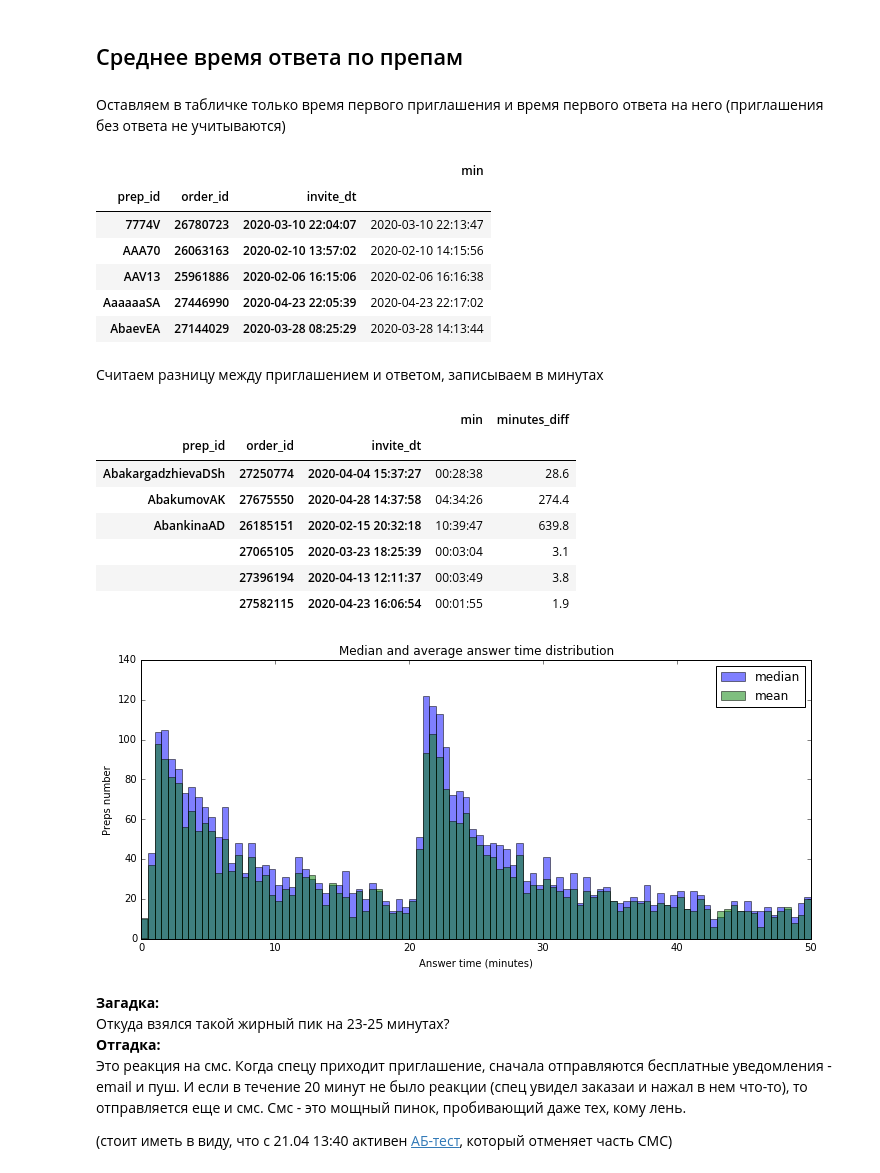
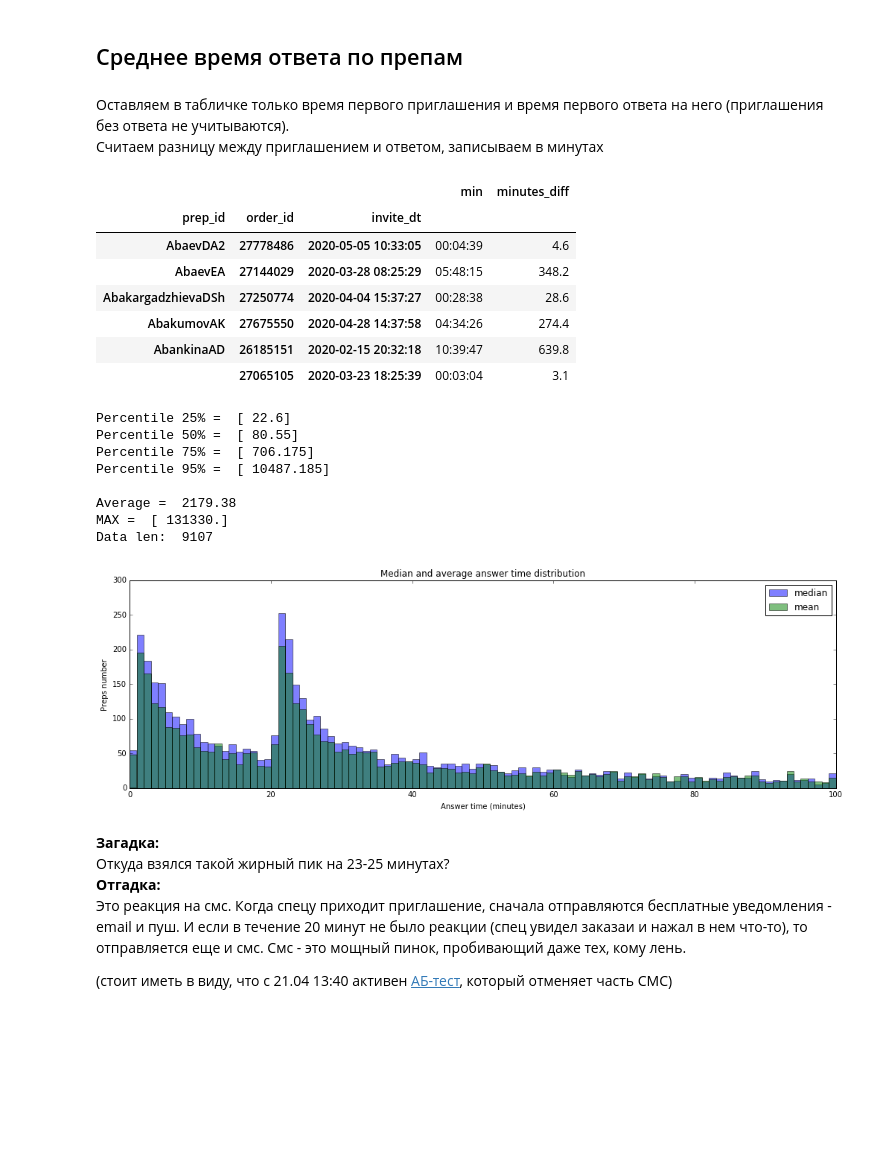
Before and after one commit to NadyaMotina/profi_analytics, a Jupyter notebook: Prep Ratings/responsiveness_research.ipynb, the cells around one changed output. Saved outputs shown, nothing was run; the diff lists cells and outputs as text; code cells hidden in the pictures; blank space fills up the shorter version.

```diff
--- a/Prep Ratings/responsiveness_research.ipynb
+++ b/Prep Ratings/responsiveness_research.ipynb
@@ -258,52 +267,52 @@ Data len:  331
 # %% [markdown]
 ## Среднее время ответа по препам
 # %% [markdown]
-Оставляем в табличке только время первого приглашения и время первого ответа на него (приглашения без ответа не учитываются)
+Оставляем в табличке только время первого приглашения и время первого ответа на него (приглашения без ответа не учитываются).<br>
+Считаем разницу между приглашением и ответом, записываем в минутах
 # %%
 df_answered_invites = df[df['answer_id'] > 0]
 df_first_invites = df_answered_invites.groupby(['prep_id', 'order_id', 'invite_dt'])['invite_dt'].agg(['min'])
 df_first_answers = df_answered_invites.groupby(['prep_id', 'order_id', 'invite_dt'])['answer_dt'].agg(['min'])
-df_first_answers.head()
+
+df_answers_diffs = df_first_answers - df_first_invites
+df_answers_diffs['minutes_diff'] = df_answers_diffs['min'].dt.total_seconds() / 60
+df_answers_diffs['minutes_diff'] = df_answers_diffs['minutes_diff'].round(1)
+df_answers_diffs[5:11]
 # %% [output]
-|  |  |  | min |
-| prep_id | order_id | invite_dt |  |
-| 7774V | 26780723 | 2020-03-10 22:04:07 | 2020-03-10 22:13:47 |
-| AAA70 | 26063163 | 2020-02-10 13:57:02 | 2020-02-10 14:15:56 |
-| AAV13 | 25961886 | 2020-02-06 16:15:06 | 2020-02-06 16:16:38 |
-| AaaaaaSA | 27446990 | 2020-04-23 22:05:39 | 2020-04-23 22:17:02 |
-| AbaevEA | 27144029 | 2020-03-28 08:25:29 | 2020-03-28 14:13:44 |
+|  |  |  | min | minutes_diff |
+| prep_id | order_id | invite_dt |  |  |
+| AbaevDA2 | 27778486 | 2020-05-05 10:33:05 | 00:04:39 | 4.6 |
+| AbaevEA | 27144029 | 2020-03-28 08:25:29 | 05:48:15 | 348.2 |
+| AbakargadzhievaDSh | 27250774 | 2020-04-04 15:37:27 | 00:28:38 | 28.6 |
+| AbakumovAK | 27675550 | 2020-04-28 14:37:58 | 04:34:26 | 274.4 |
+| AbankinaAD | 26185151 | 2020-02-15 20:32:18 | 10:39:47 | 639.8 |
+|  | 27065105 | 2020-03-23 18:25:39 | 00:03:04 | 3.1 |
-# %% [markdown]
-Считаем разницу между приглашением и ответом, записываем в минутах
-# %%
-df_answers_diffs = df_first_answers - df_first_invites
-df_answers_diffs['minutes_diff'] = df_answers_diffs['min'].dt.total_seconds() / 60
-df_answers_diffs['minutes_diff'] = df_answers_diffs['minutes_diff'].round(1)
-df_answers_diffs[5:11]
-# %% [output]
-|  |  |  | min | minutes_diff |
-| prep_id | order_id | invite_dt |  |  |
-| AbakargadzhievaDSh | 27250774 | 2020-04-04 15:37:27 | 00:28:38 | 28.6 |
-| AbakumovAK | 27675550 | 2020-04-28 14:37:58 | 04:34:26 | 274.4 |
-| AbankinaAD | 26185151 | 2020-02-15 20:32:18 | 10:39:47 | 639.8 |
-|  | 27065105 | 2020-03-23 18:25:39 | 00:03:04 | 3.1 |
-|  | 27396194 | 2020-04-13 12:11:37 | 00:03:49 | 3.8 |
-|  | 27582115 | 2020-04-23 16:06:54 | 00:01:55 | 1.9 |
 # %%
 median_answer_time = df_answers_diffs.groupby(level = 0).median()
 mean_answer_time = df_answers_diffs.groupby(level = 0).mean()
 # %%
-MAX_VALUE = 50
+MAX_VALUE = 100
 
-plt.figure(figsize=(12,5))
+show_usual_stats(median_answer_time.values)
+
+plt.figure(figsize=(17,5))
 plt.hist(median_answer_time.values, bins = 100, alpha=0.5, label='median', range = (0,MAX_VALUE))
 plt.hist(mean_answer_time.values, bins = 100, alpha=0.5, label='mean', range = (0,MAX_VALUE))
 plt.legend(loc='upper right')
 plt.title('Median and average answer time distribution')
 plt.xlabel('Answer time (minutes)')
 plt.ylabel('Preps number')
 plt.show()
 # %% [output]
+Percentile 25% =  [ 22.6]
+Percentile 50% =  [ 80.55]
+Percentile 75% =  [ 706.175]
+Percentile 95% =  [ 10487.185]
+
+Average =  2179.38
+MAX =  [ 131330.]
+Data len:  9107
-[figure, old version]
+[figure, new version]
 # %% [markdown]
 **Загадка:** <br>Откуда взялся такой жирный пик на 23-25 минутах?<br>
 **Отгадка:** <br>
```
Also changed, not shown: parts of 26 cells of this notebook.
